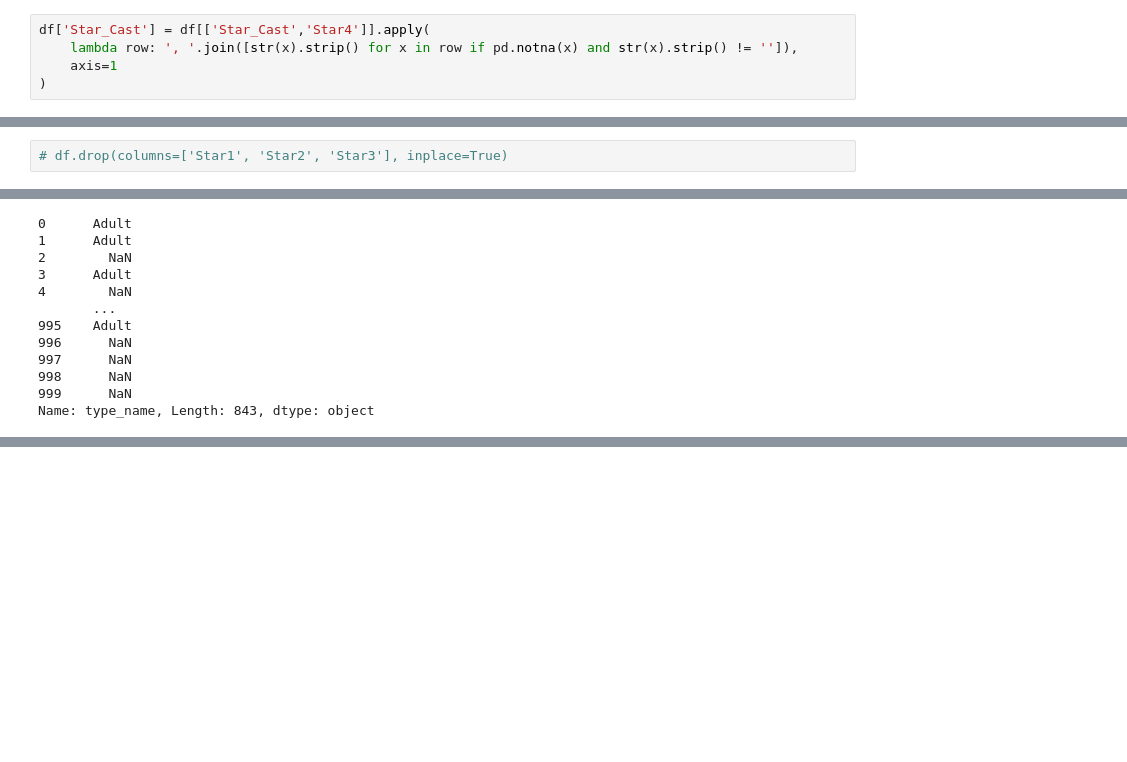
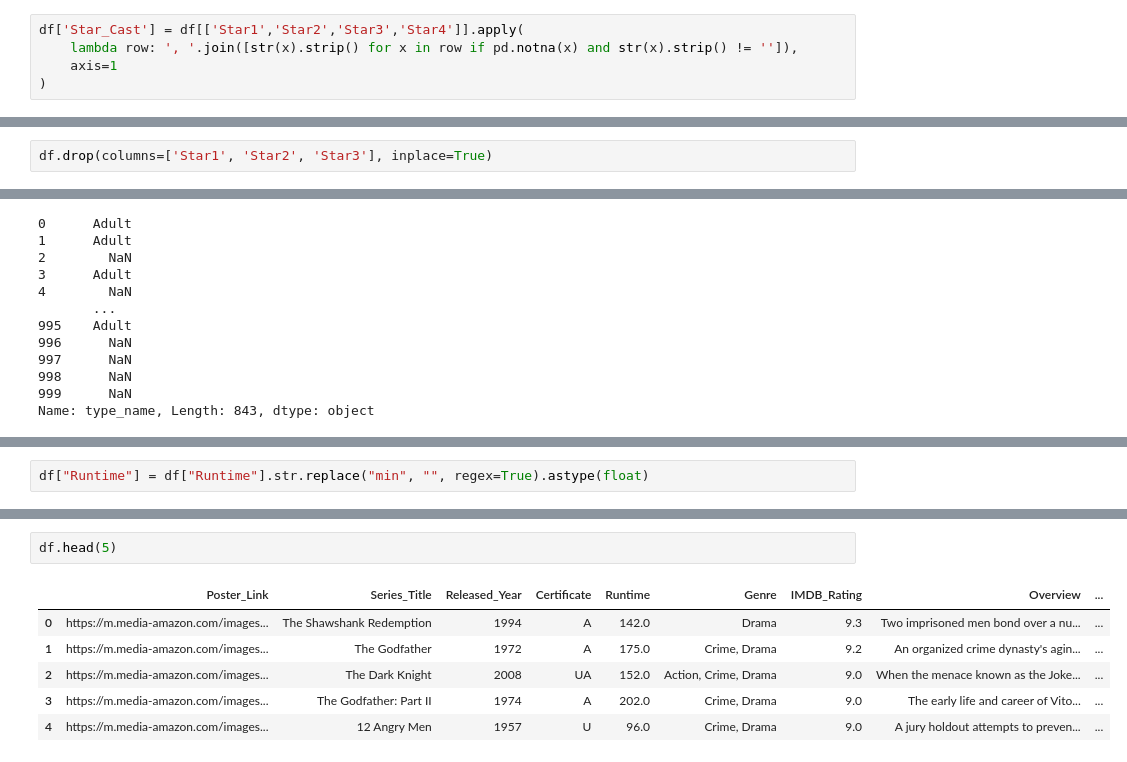
Before and after one commit to anshika-1-2/Python-Training, a Jupyter notebook: Week 6/movies.ipynb, the cells around one changed output, grey strips where cells are left out. Cells and saved outputs as stored; diff of their text form; blank space fills up the shorter version.

```diff
--- a/Week 6/movies.ipynb
+++ b/Week 6/movies.ipynb
@@ -233,7 +233,7 @@ Try using .loc[row_indexer,col_indexer] = value instead
 See the caveats in the documentation: https://pandas.pydata.org/pandas-docs/stable/user_guide/indexing.html#returning-a-view-versus-a-copy
   df['Star3'] = df['Star3'].astype('str')
 # %%
-df['Star_Cast'] = df[['Star_Cast','Star4']].apply(
+df['Star_Cast'] = df[['Star1','Star2','Star3','Star4']].apply(
     lambda row: ', '.join([str(x).strip() for x in row if pd.notna(x) and str(x).strip() != '']),
     axis=1
 )
@@ -253,7 +253,7 @@ df.head()
 | 3 | https://m.media-amazon.com/images... | The Godfather: Part II | 1974 | A | 202 min | Crime, Drama | 9.0 | The early life and career of Vito... | ... |
 | 4 | https://m.media-amazon.com/images... | 12 Angry Men | 1957 | U | 96 min | Crime, Drama | 9.0 | A jury holdout attempts to preven... | ... |
 # %%
-# df.drop(columns=['Star1', 'Star2', 'Star3'], inplace=True)
+df.drop(columns=['Star1', 'Star2', 'Star3'], inplace=True)
 # %% [output]
 A value is trying to be set on a copy of a slice from a DataFrame
 
@@ -360,0 +460,2 @@ Name: type_name, Length: 843, dtype: object
+# %%
+df["Runtime"] = df["Runtime"].str.replace("min", "", regex=True).astype(float)
@@ -360,0 +486,9 @@ Name: type_name, Length: 843, dtype: object
+# %%
+df.head(5)
+# %% [output]
+|  | Poster_Link | Series_Title | Released_Year | Certificate | Runtime | Genre | IMDB_Rating | Overview | ... |
+| 0 | https://m.media-amazon.com/images... | The Shawshank Redemption | 1994 | A | 142.0 | Drama | 9.3 | Two imprisoned men bond over a nu... | ... |
+| 1 | https://m.media-amazon.com/images... | The Godfather | 1972 | A | 175.0 | Crime, Drama | 9.2 | An organized crime dynasty's agin... | ... |
+| 2 | https://m.media-amazon.com/images... | The Dark Knight | 2008 | UA | 152.0 | Action, Crime, Drama | 9.0 | When the menace known as the Joke... | ... |
+| 3 | https://m.media-amazon.com/images... | The Godfather: Part II | 1974 | A | 202.0 | Crime, Drama | 9.0 | The early life and career of Vito... | ... |
+| 4 | https://m.media-amazon.com/images... | 12 Angry Men | 1957 | U | 96.0 | Crime, Drama | 9.0 | A jury holdout attempts to preven... | ... |
```
Also changed, not shown: parts of 18 cells of this notebook.
